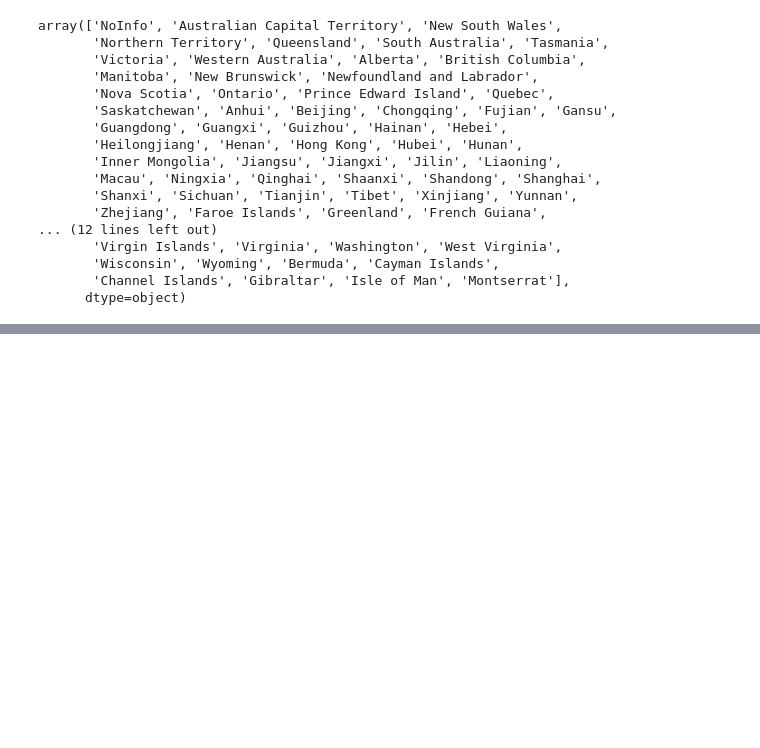
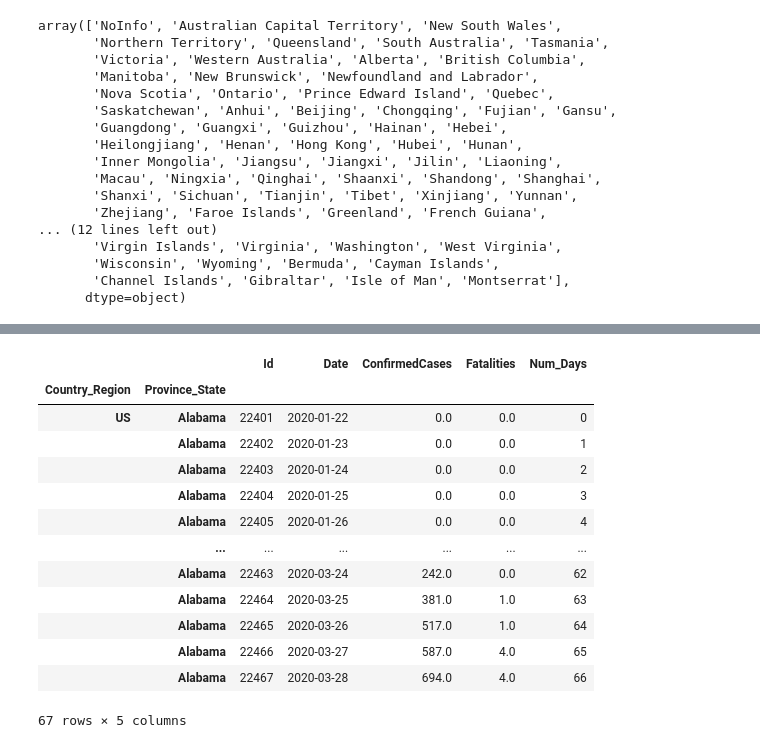
Before and after one commit to mail02ankit/covid19, a Jupyter notebook: ankit_notebook.ipynb, the cells around one changed output, grey strips where cells are left out. Cells and saved outputs as stored; diff of their text form; code cells hidden in the pictures; blank space fills up the shorter version.

```diff
--- a/ankit_notebook.ipynb
+++ b/ankit_notebook.ipynb
@@ -106,0 +117,29 @@ Province:  ['Northern Territory', 'North Carolina', 'North Dakota']
+# %%
+def df_country_province( df, CName, PName ):
+    '''
+    * Data for a given country and provice.
+    * Note, output df has multilevel indexes.
+    '''
+    out = df.set_index( ['Country_Region', 'Province_State'] )
+    out.head()
+
+    return out.loc[(CName,PName)]
+
+# Extract US data summed over all provices/states
+df_r = df_country_province(df, 'US', 'Alabama')
+df_r
+# %% [output]
+|  |  | Id | Date | ConfirmedCases | Fatalities | Num_Days |
+| Country_Region | Province_State |  |  |  |  |  |
+| US | Alabama | 22401 | 2020-01-22 | 0.0 | 0.0 | 0 |
+|  | Alabama | 22402 | 2020-01-23 | 0.0 | 0.0 | 1 |
+|  | Alabama | 22403 | 2020-01-24 | 0.0 | 0.0 | 2 |
+|  | Alabama | 22404 | 2020-01-25 | 0.0 | 0.0 | 3 |
+|  | Alabama | 22405 | 2020-01-26 | 0.0 | 0.0 | 4 |
+|  | ... | ... | ... | ... | ... | ... |
+|  | Alabama | 22463 | 2020-03-24 | 242.0 | 0.0 | 62 |
+|  | Alabama | 22464 | 2020-03-25 | 381.0 | 1.0 | 63 |
+|  | Alabama | 22465 | 2020-03-26 | 517.0 | 1.0 | 64 |
+|  | Alabama | 22466 | 2020-03-27 | 587.0 | 4.0 | 65 |
+|  | Alabama | 22467 | 2020-03-28 | 694.0 | 4.0 | 66 |
+67 rows × 5 columns
```
Also changed, not shown: parts of 13 cells of this notebook.
